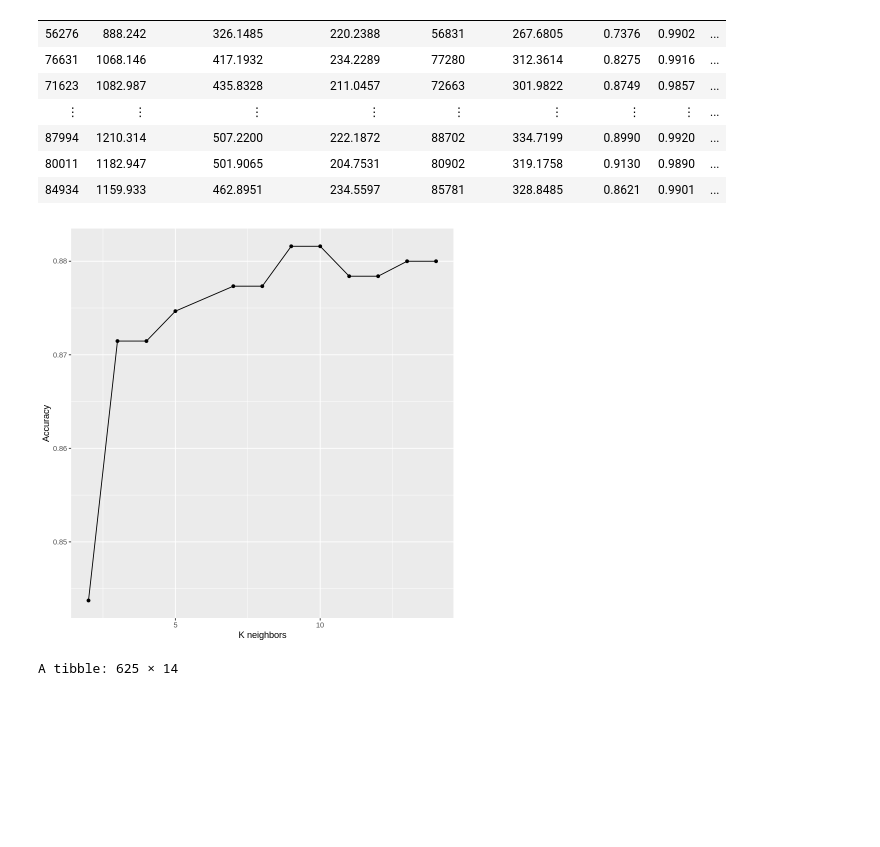
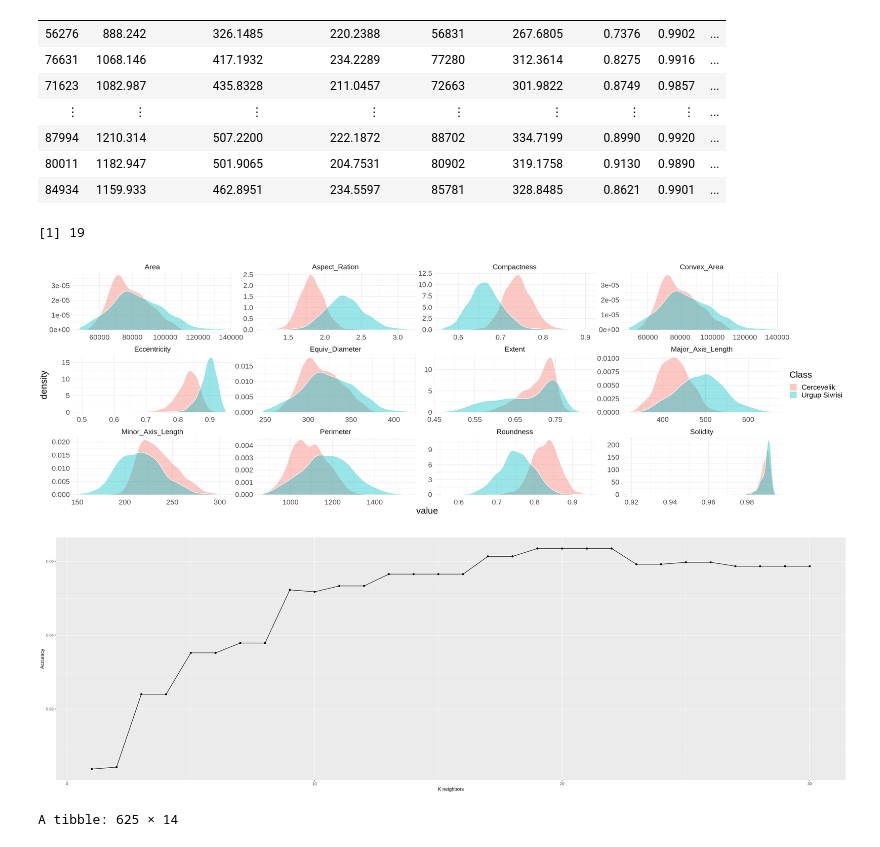
Before and after one commit to luevrata/pumpkin_seeds_data, a Jupyter notebook: data_tidy.ipynb, the cells around one changed output. Saved outputs shown, nothing was run; the diff lists cells and outputs as text; code cells hidden in the pictures; blank space fills up the shorter version.

Commit message:
added comments, found best predictors

```diff
--- a/data_tidy.ipynb
+++ b/data_tidy.ipynb
@@ -65,30 +65,55 @@ pumpkin_test <- testing(pumpkin_split)
 # %%
 set.seed(2020) # DO NOT REMOVE
 
+# Density plot helps us to see which variables have difference distributions between the different classes
 
-#Error: if I uncomment centering in the line below it gives me an error, so that I cannnot gind best number of neighbors we should use
-#Not all functions are allowed in step function selectors (e.g. `all_pedictors`). See ?selections  - the error
-#Try doing it and you'll see
-#I am not sure why
 
-pumpkin_recipe<-recipe(Class~., data = pumpkin_train)%>%step_scale(all_predictors())#%>%step_center(all_pedictors())
+options(repr.plot.width=25, repr.plot.height=8)
+pumpkin_data %>%
+    pivot_longer(cols = -Class, names_to = 'category', values_to = 'value')  %>%
+    ggplot(aes(value, fill = Class)) +
+        geom_density(alpha = 0.4, colour = 'white') +
+        facet_wrap(~ category, scales = 'free') +
+        theme_minimal() +
+        theme(text = element_text(size = 20))
+
+#from the plot below we can see that the biggest difference in distribution between different classes have Aspect_Ration and Compactness variables
+# so they may be considered as best pair of predictors
+
+#recipe
+
+pumpkin_recipe<-recipe(Class~Aspect_Ration +Compactness, data = pumpkin_train)%>%step_normalize(all_predictors())
+
+#model
 
 pumpkin_model<-nearest_neighbor(weight_func="rectangular", neighbors = tune())%>% set_engine("kknn") %>%set_mode("classification")
 
+#resamples
+
 pumpkin_vfold<-vfold_cv(pumpkin_train, v = 5, strata = Class)
+
+#workflow
 
 pumpkin_workflow<-workflow()%>%add_recipe(pumpkin_recipe)%>%add_model(pumpkin_model)
 
-pumpkin_metrics<-pumpkin_workflow%>%tune_grid(resamples = pumpkin_vfold, grid = 15)%>%collect_metrics()
+#mer=trics
 
+grid_vals=tibble(neighbors = seq(from=1,to =30))
+
+pumpkin_metrics<-pumpkin_workflow%>%tune_grid(resamples = pumpkin_vfold, grid = grid_vals)%>%collect_metrics()
+
+#Best k
 
 accuracies<-pumpkin_metrics%>%filter(.metric=="accuracy")
 
-
 best_k<-accuracies%>% arrange(desc(mean))%>%select(neighbors)%>%slice(1)%>%pull()
 
-cross_val_plot<-accuracies%>% ggplot(aes(x = neighbors, y = mean)) + geom_point() + geom_line() +labs(x = "K neighbors", y = "Accuracy")
+#accuracy vs k plot
+
+cross_val_plot<-accuracies%>% ggplot(aes(x = neighbors, y = mean)) + geom_point() + geom_line() +labs(x = "K neighbors", y = "Accuracy", title ="Accuracy VS K neighbors")
 cross_val_plot
 # %% [output]
+[1] 19
-[figure, old version]
+[figure, new version]
+[figure, added]
 # %%
```
Also changed, not shown: parts of 1 cell of this notebook.
